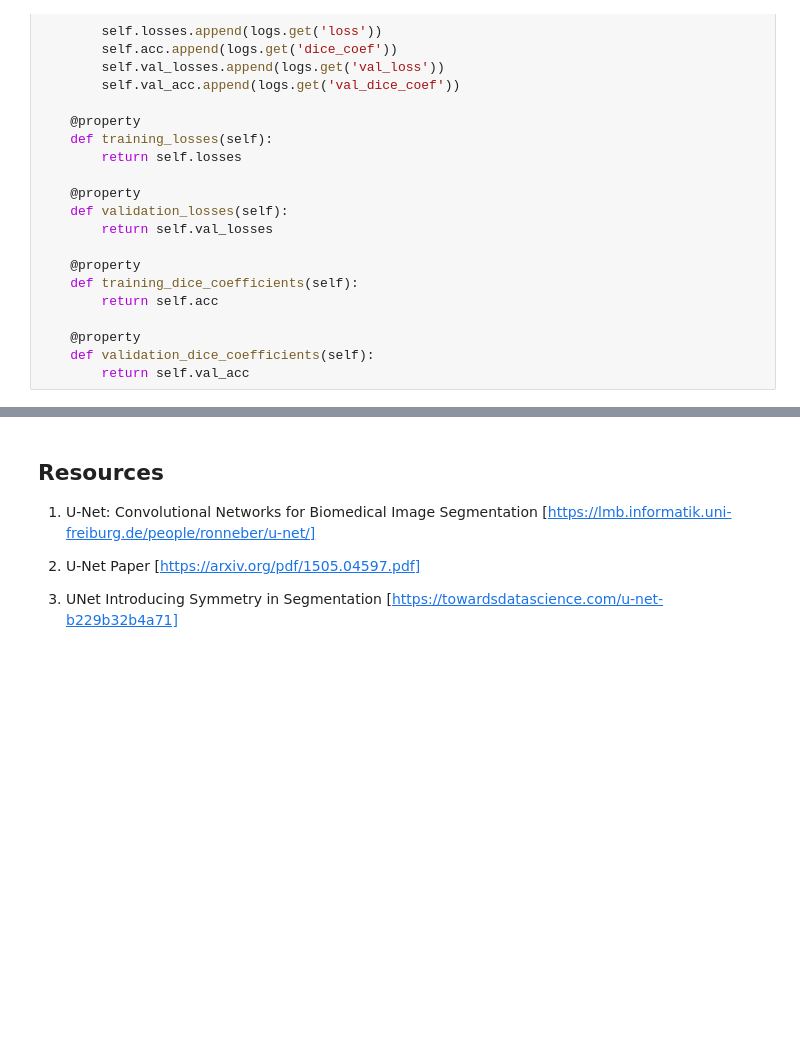
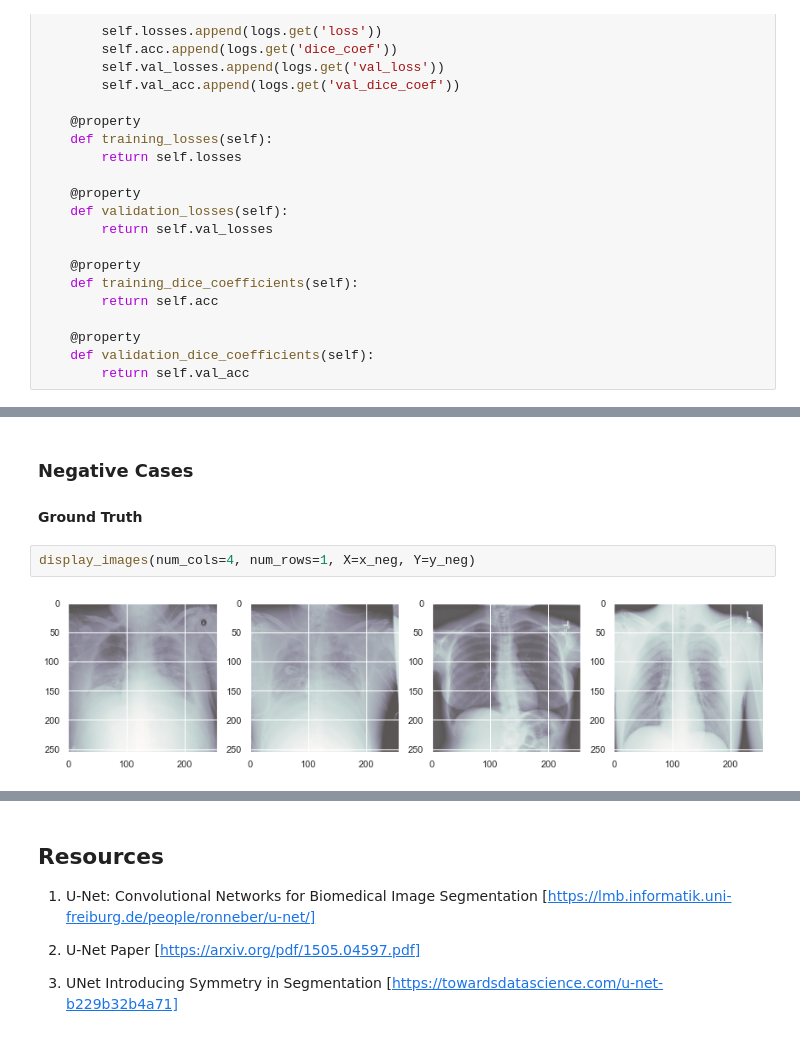
Before and after one commit to HabibMrad/Artificial-Intelligence-for-Medicine, a Jupyter notebook: pneumothorax_segmentation/Pneumothorax_Segmentation_Keras.ipynb, the cells around one changed output, grey strips where cells are left out. Drawn from its saved outputs; the diff is of its cells as text; blank space fills up the shorter version.

```diff
--- a/pneumothorax_segmentation/Pneumothorax_Segmentation_Keras.ipynb
+++ b/pneumothorax_segmentation/Pneumothorax_Segmentation_Keras.ipynb
@@ -441,0 +494,8 @@ display_images(num_cols=4, num_rows=2, X=X_valid[start:end], Y=qq[start:end])
+# %% [markdown]
+### Negative Cases
+
+#### Ground Truth
+# %%
+display_images(num_cols=4, num_rows=1, X=x_neg, Y=y_neg)
+# %% [output]
+[figure, added]
```
Also changed, not shown: parts of 25 cells of this notebook.
